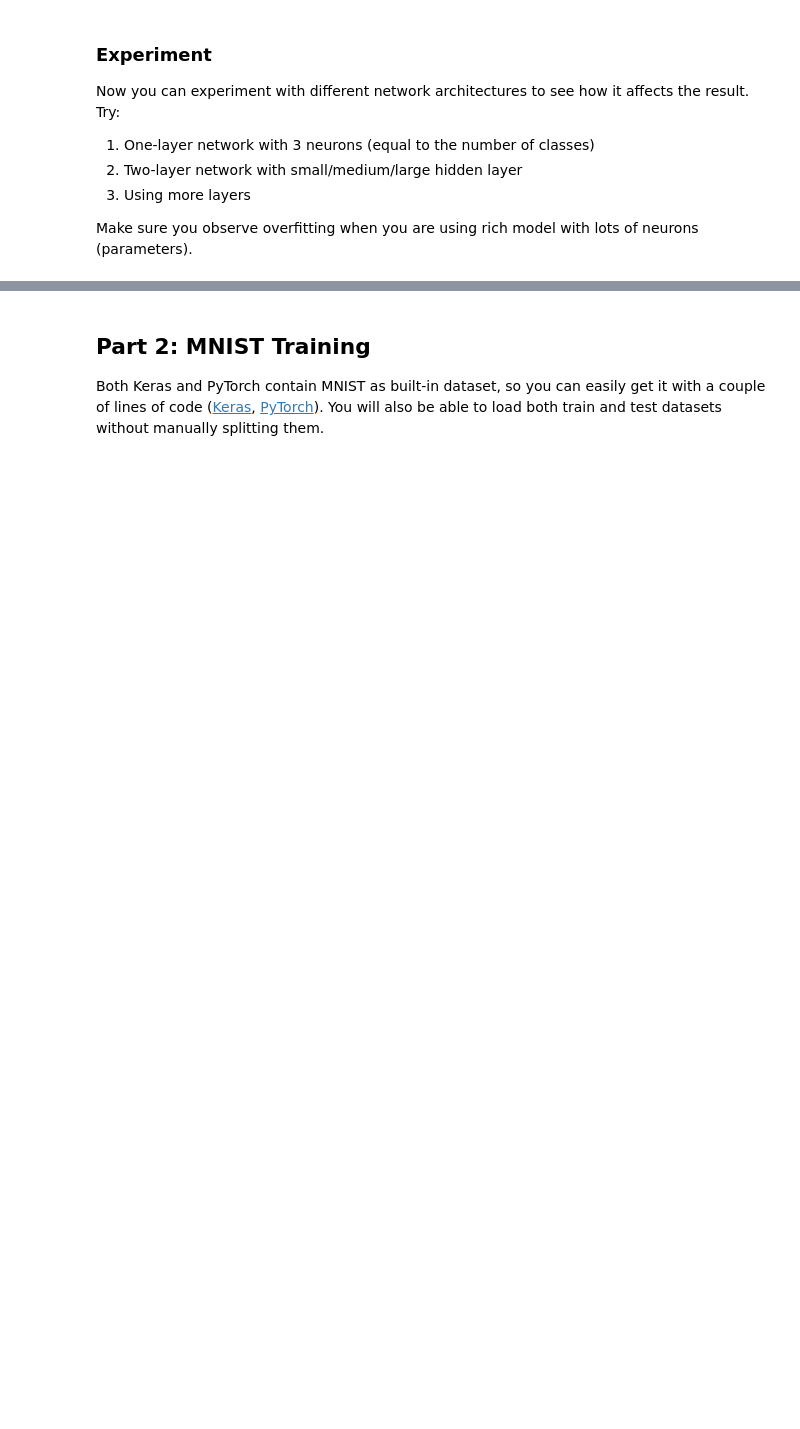
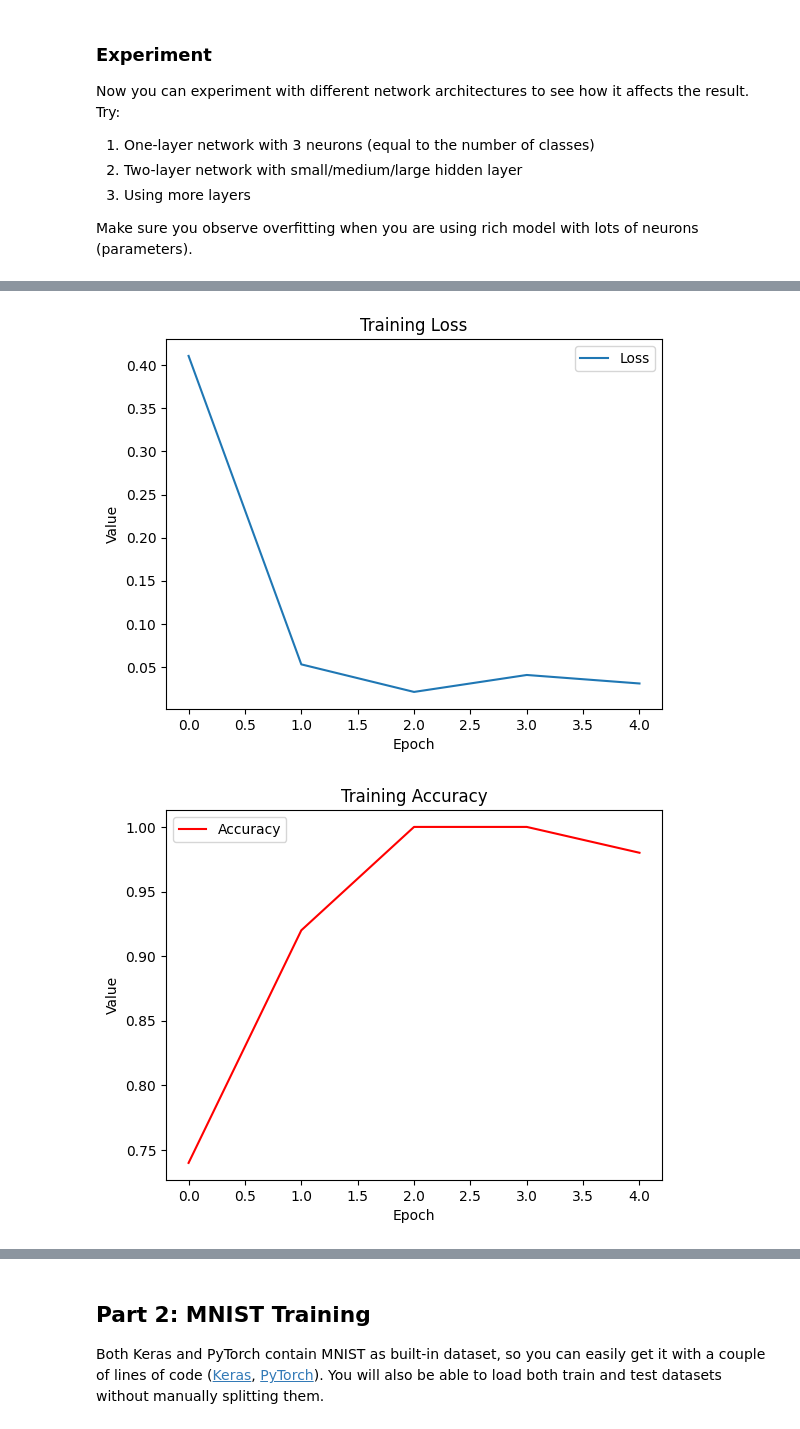
Before and after one commit to KalebKei/AI-For-Beginners, a Jupyter notebook: lessons/3-NeuralNetworks/05-Frameworks/lab/LabFrameworks.ipynb, the cells around one changed output, grey strips where cells are left out. Drawn from its saved outputs; the diff is of its cells as text; code cells hidden in the pictures; blank space fills up the shorter version.

```diff
--- a/lessons/3-NeuralNetworks/05-Frameworks/lab/LabFrameworks.ipynb
+++ b/lessons/3-NeuralNetworks/05-Frameworks/lab/LabFrameworks.ipynb
@@ -244,0 +328,6 @@ Make sure you observe overfitting when you are using rich model with lots of neu
+# %%
+# Experiment 2 c
+two_c_net = TwoLayerNetwork(hidden_layer=150)
+two_c_loss_list, two_c_acc_list = train(two_c_net, X_train, y_train, X_test, y_test)
+graph_loss_acc(two_c_loss_list, two_c_acc_list)
+# %% [output]
@@ -244,0 +339,2 @@ Make sure you observe overfitting when you are using rich model with lots of neu
+[figure, added]
+[figure, added]
```
Also changed, not shown: parts of 18 cells of this notebook, 8 other files.
